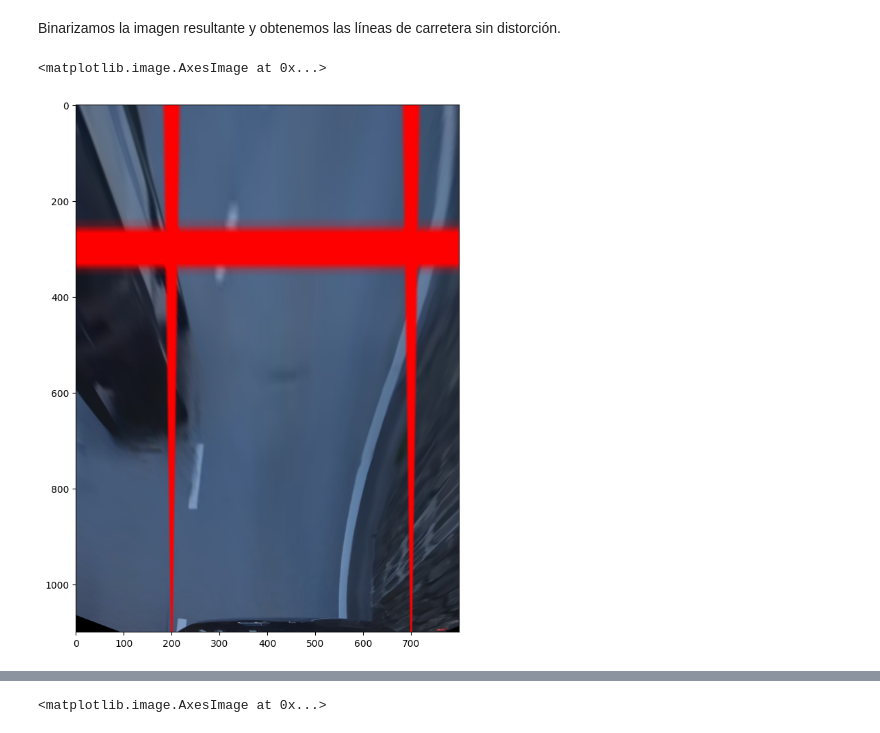
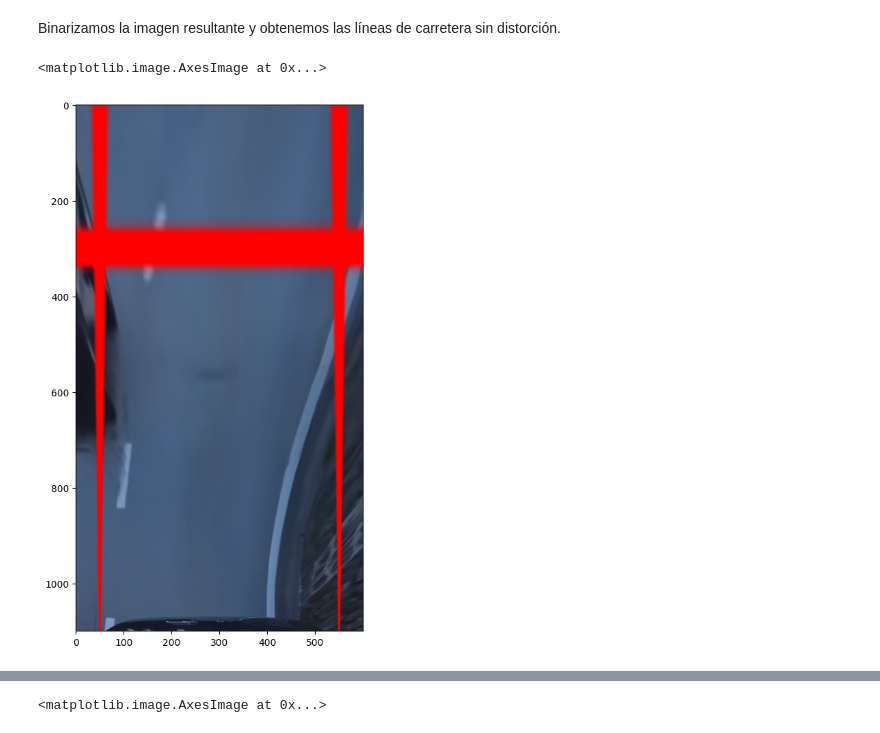
Before and after one commit to luciagm639/AutoDriving, a Jupyter notebook: autoDriving.ipynb, the cells around one changed output, grey strips where cells are left out. Drawn from its saved outputs; the diff is of its cells as text; code cells hidden in the pictures.

```diff
--- a/autoDriving.ipynb
+++ b/autoDriving.ipynb
@@ -50,7 +50,7 @@ def obtener_homografia():
     pts_src = np.array([[275, h],[1750, h],[896.25, int (0.65*h)],[1098.125, int (0.65*h)]])
 
     # Points of a rectangle without perspective with r=1.6
-    pts_dst = np.array([[200, 1105], [700, 1105], [200, 300],[700, 300]])
+    pts_dst = np.array([[50, 1105], [550, 1105], [50, 300],[550, 300]])
 
     # Calculate Homography
     M, status = cv2.findHomography(pts_src, pts_dst)
@@ -73,18 +73,18 @@ Binarizamos la imagen resultante y obtenemos las líneas de carretera sin distor
 # %%
 
 # Warp source image to destination based on homography
-no_perspective = cv2.warpPerspective(demo, M, (800,1100))
+no_perspective = cv2.warpPerspective(demo, M, (600,1100))
 #no_perspective = cv2.warpPerspective(image, M, (500,500))
 
 # Show image without perspective
 plt.imshow(no_perspective)
 
 # Save image
 #im_out = cv2.cvtColor(no_perspective,cv2.COLOR_RGB2BGR)
 #cv2.imwrite(images_path + "no_perspective.jpg",im_out);
 # %% [output]
 <matplotlib.image.AxesImage at 0x...>
-[figure, old version]
+[figure, new version]
 # %%
 #ret, binarized_no_perspective = cv2.threshold(no_perspective, 130, 255, cv2.THRESH_BINARY)
 
```
Also changed, not shown: parts of 6 cells of this notebook, 3 other files.
